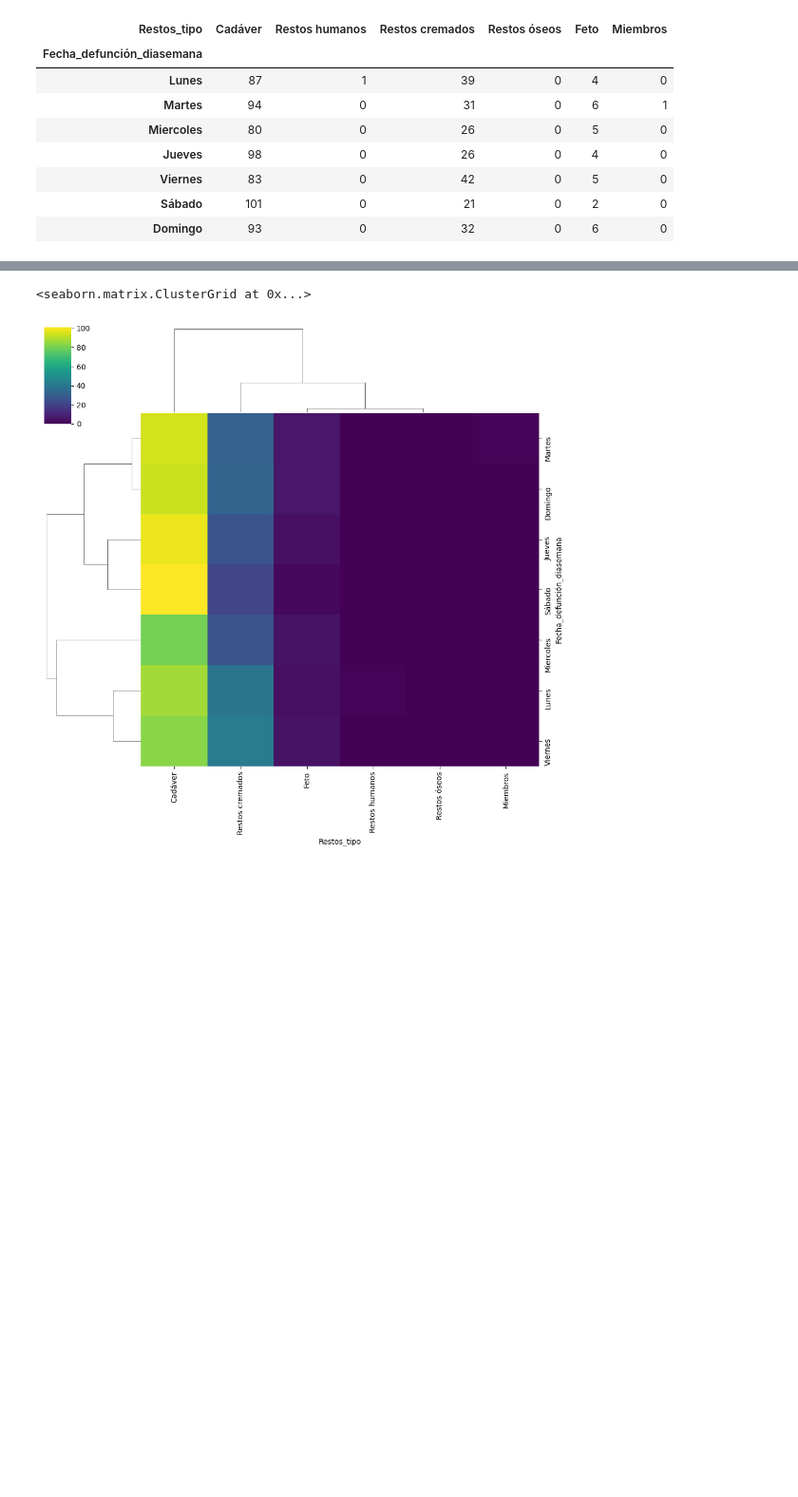
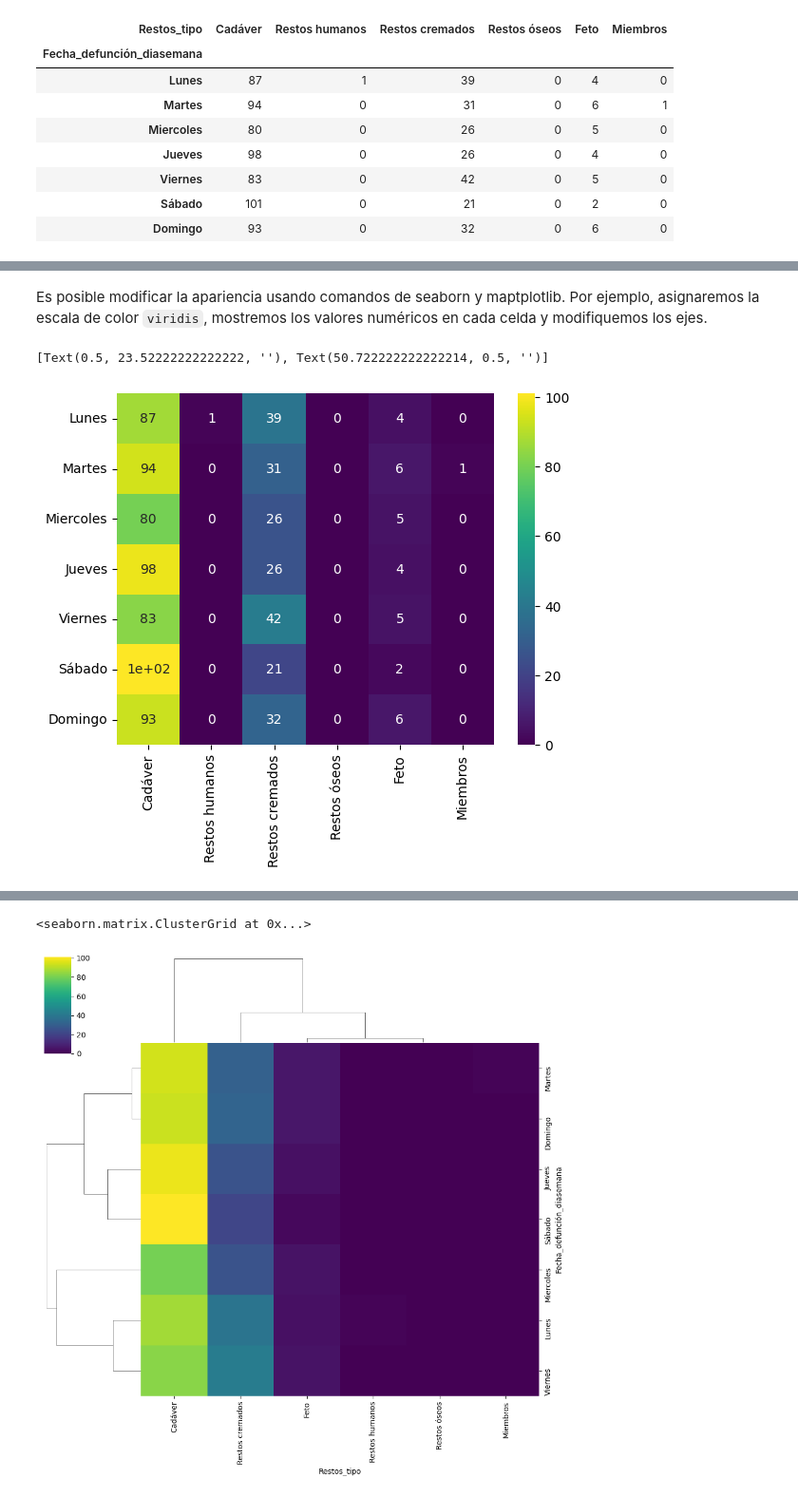
Before and after one commit to mar-esther23/CursoPandas2023, a Jupyter notebook: CP5-Graficas.ipynb, the cells around one changed output, grey strips where cells are left out. Shown at 95% size. Cells and saved outputs as stored; diff of their text form; code cells hidden in the pictures; blank space fills up the shorter version.

```diff
--- a/CP5-Graficas.ipynb
+++ b/CP5-Graficas.ipynb
@@ -529,0 +568,8 @@ sns.heatmap(df_fecha_tipo, cmap='viridis')
+# %% [markdown]
+Es posible modificar la apariencia usando comandos de seaborn y maptplotlib. Por ejemplo, asignaremos la escala de color `viridis`, mostremos los valores numéricos en cada celda y modifiquemos los ejes.
+# %%
+ax = sns.heatmap(df_fecha_tipo, annot=True, cmap='viridis')
+ax.set(xlabel="", ylabel="")
+# %% [output]
+[Text(0.5, 23.52222222222222, ''), Text(50.722222222222214, 0.5, '')]
+[figure, added]
```
Also changed, not shown: parts of 35 cells of this notebook, 5 other files.
